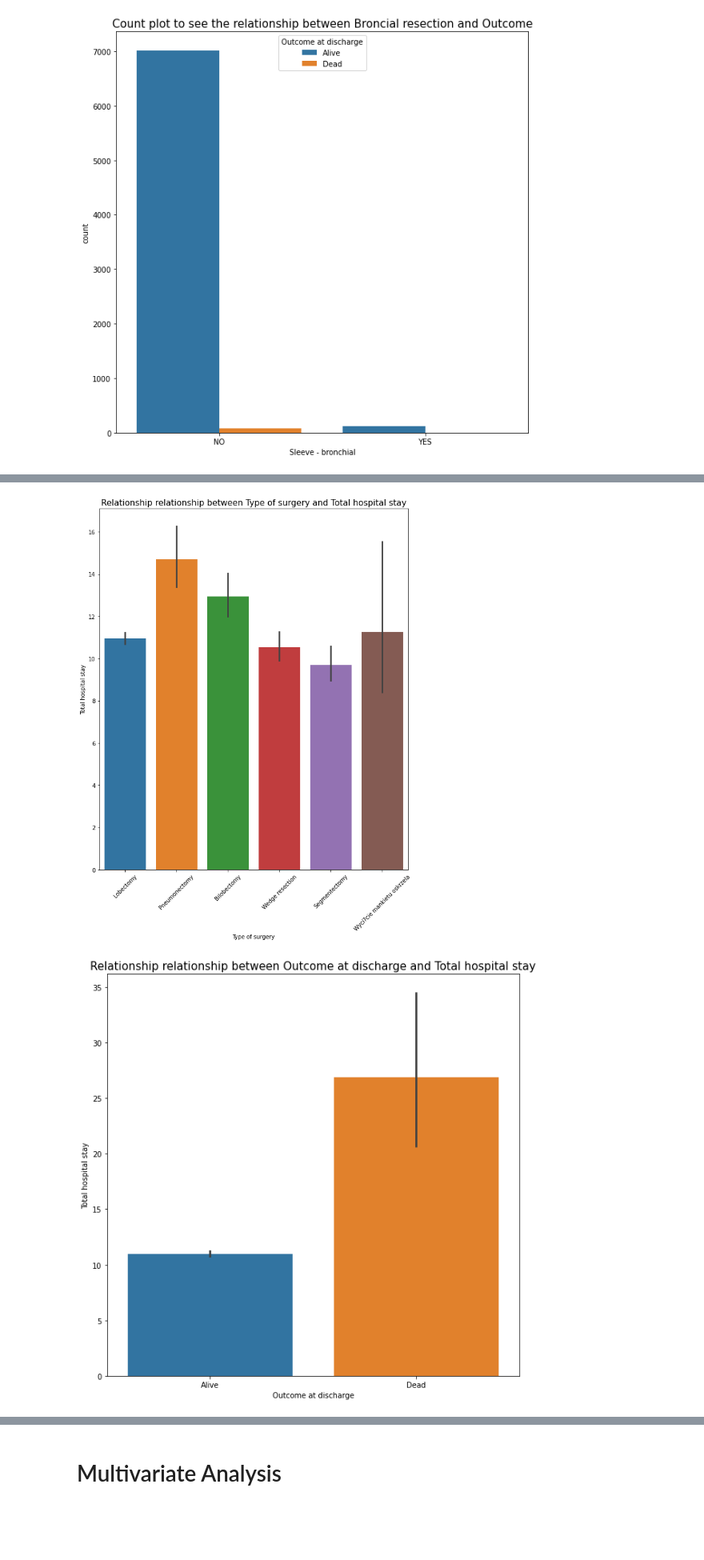
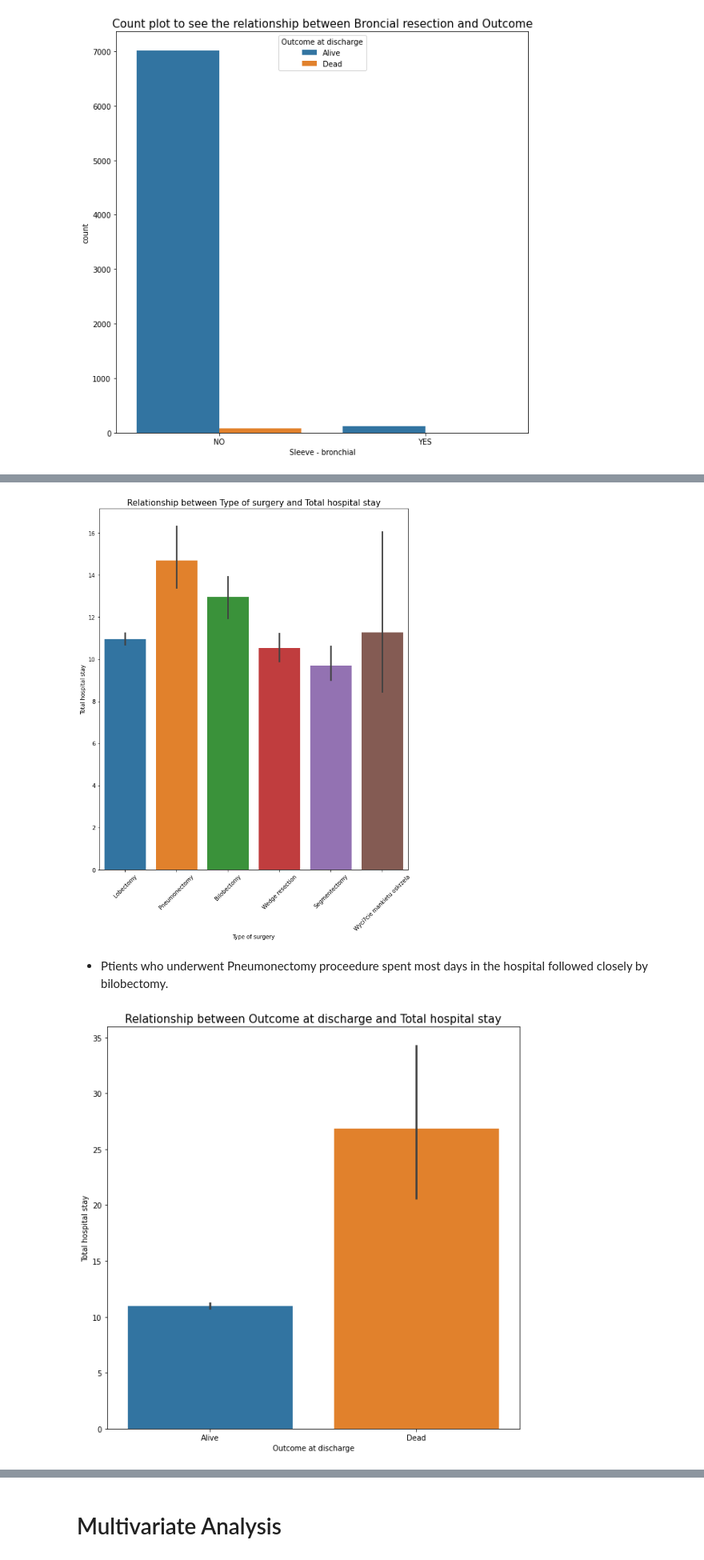
Before and after one commit to CHRISTINEMUTHEE/Lung-Cancer-, a Jupyter notebook: mass_code.ipynb, the cells around one changed output, grey strips where cells are left out. Shown at 80% size. Saved outputs shown, nothing was run; the diff lists cells and outputs as text; code cells hidden in the pictures; blank space fills up the shorter version.

```diff
--- a/mass_code.ipynb
+++ b/mass_code.ipynb
@@ -507,15 +514,19 @@ plt.show()
 # %%
+# Plotting the relationship between Type of surgery and Total hospital stay
 plt.figure(figsize=(10,12))
 sns.barplot(x='Type of surgery',y='Total hospital stay',data=df_poland)
-plt.title("Relationship relationship between Type of surgery and Total hospital stay",fontsize=15)
+plt.title("Relationship between Type of surgery and Total hospital stay",fontsize=15)
 plt.xticks (rotation=45)
 plt.show()
 # %% [output]
-[figure, old version]
+[figure, new version]
+# %% [markdown]
+* Ptients who underwent Pneumonectomy proceedure spent most days in the hospital followed closely by bilobectomy.
 # %%
+# Plotting the relationship between Outcome at discharge and Total hospital stay
 plt.figure(figsize=(10,10))
 sns.barplot(x='Outcome at discharge',y='Total hospital stay',data=df_poland)
-plt.title("Relationship relationship between Outcome at discharge and Total hospital stay",fontsize=15)
+plt.title("Relationship between Outcome at discharge and Total hospital stay",fontsize=15)
 plt.show()
 # %% [output]
-[figure, old version]
+[figure, new version]
```
Also changed, not shown: parts of 25 cells of this notebook.
